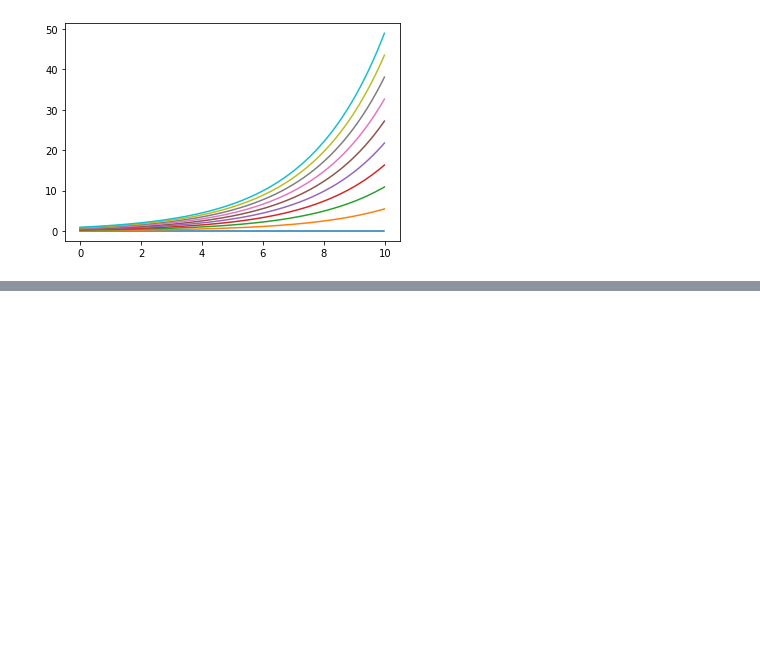
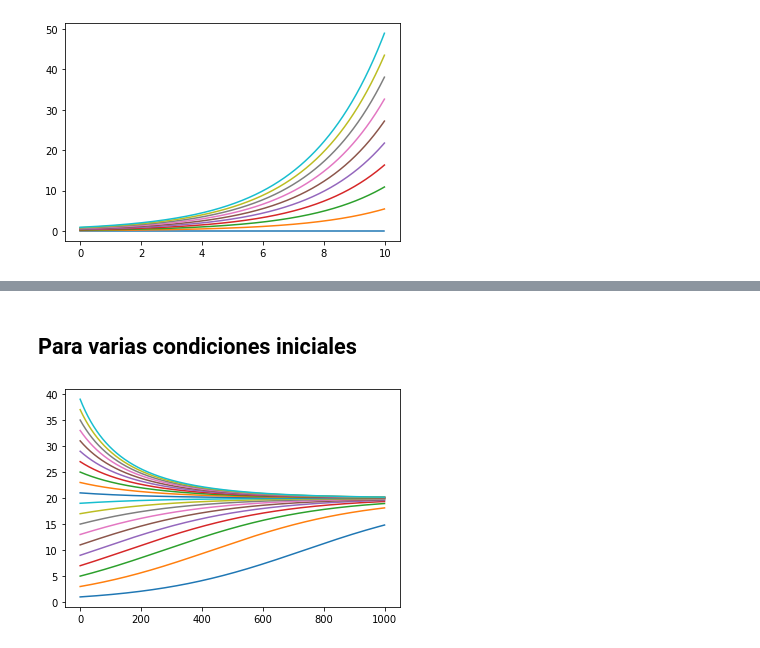
Before and after one commit to acb100cias/BioMateFC, a Jupyter notebook: Modelos de crecimiento.ipynb, the cells around one changed output, grey strips where cells are left out. Cells and saved outputs as stored; diff of their text form; code cells hidden in the pictures; blank space fills up the shorter version.

```diff
--- a/Modelos de crecimiento.ipynb
+++ b/Modelos de crecimiento.ipynb
@@ -117,0 +189,8 @@ $$
+# %% [markdown]
+## Para varias condiciones iniciales
+# %%
+for X_0 in arange(1,40,2):
+    sol_log=odeint(logistica,X_0,t,args=(20,))
+    plot(sol_log)
+# %% [output]
+[figure, added]
```
Also changed, not shown: parts of 8 cells of this notebook.
